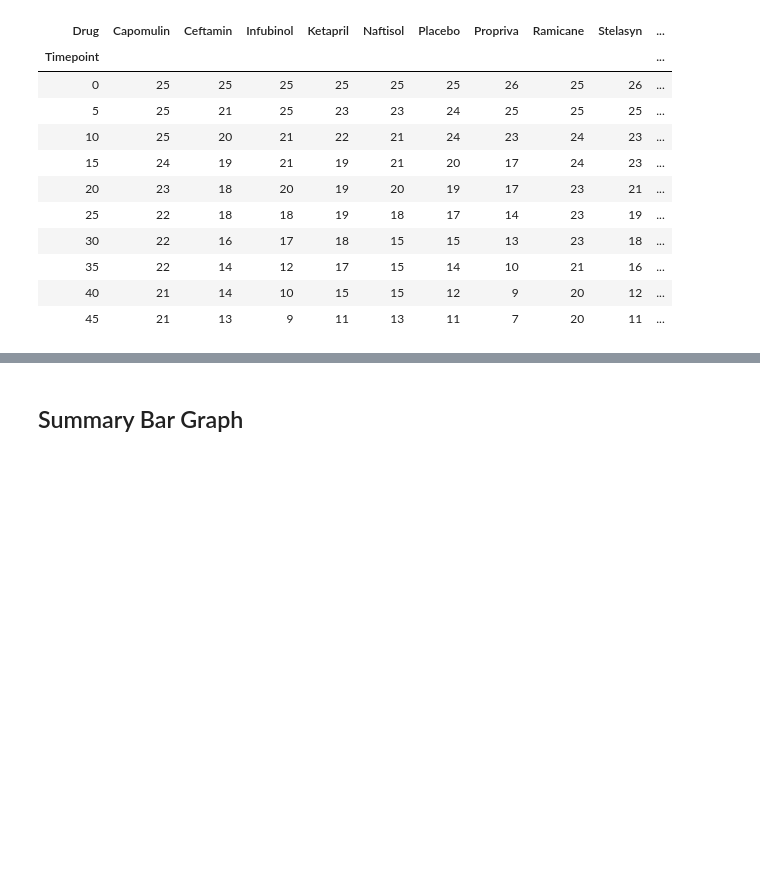
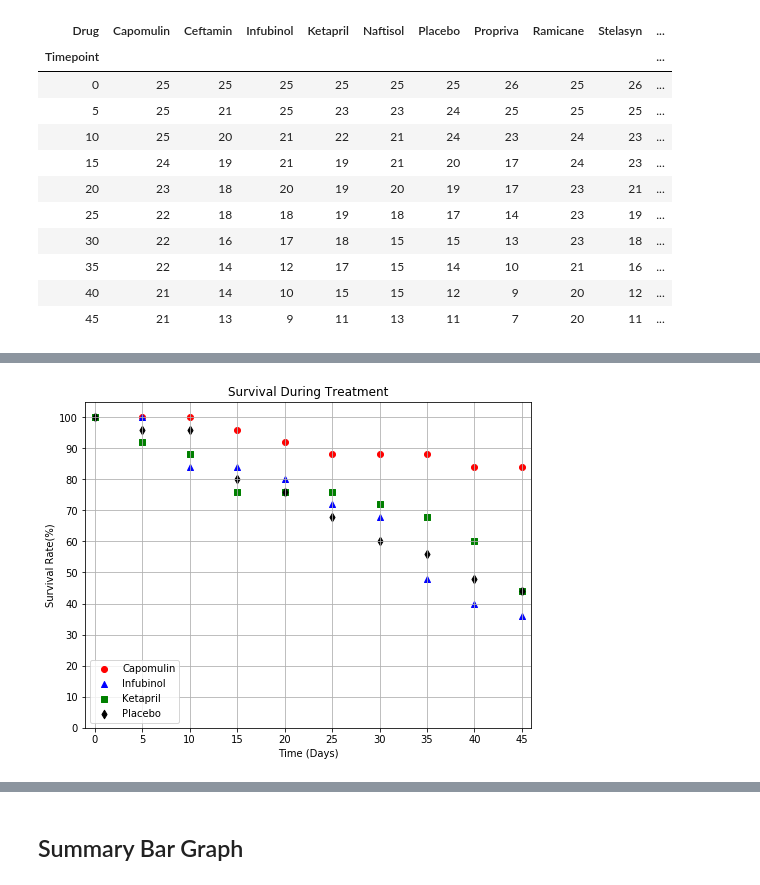
Before and after one commit to junyang42/matplotlib-challenge, a Jupyter notebook: Pymaceuticals/pymaceuticals_starter.ipynb, the cells around one changed output, grey strips where cells are left out. Drawn from its saved outputs; the diff is of its cells as text; code cells hidden in the pictures; blank space fills up the shorter version.

```diff
--- a/Pymaceuticals/pymaceuticals_starter.ipynb
+++ b/Pymaceuticals/pymaceuticals_starter.ipynb
@@ -283,8 +342,9 @@ mice_count_data
 100 rows × 3 columns
 # %%
 # Minor Data Munging to Re-Format the Data Frames
-mice_count_data.pivot(index="Timepoint", columns="Drug", values="Mice Count")
+summary_pivot3 = mice_count_data.pivot(index="Timepoint", columns="Drug", values="Mice Count")
 # Preview the Data Frame
+summary_pivot3
 # %% [output]
 | Drug | Capomulin | Ceftamin | Infubinol | Ketapril | Naftisol | Placebo | Propriva | Ramicane | Stelasyn | ... |
 | Timepoint |  |  |  |  |  |  |  |  |  | ... |
@@ -307,0 +361,3 @@ plt.show()
+# %%
+target_table3 = summary_pivot3[["Capomulin","Infubinol","Ketapril","Placebo"]]
+target_table3
@@ -308,3 +379,35 @@ plt.show()
+# %%
+# Generate the Plot (Accounting for percentages)
+
+fig,ax = plt.subplots(figsize=(8,6))
+# set title and labels
+plt.title("Survival During Treatment")
+ax.set_ylabel("Survival Rate(%)")
+ax.set_xlabel("Time (Days)")
+# set range and ticks for x/y axis
+
+#ax.set_ylim(0, 100 + 5)
+#ax.set_yticks(range(0, 110, 10))
+ax.set_xlim(target_table3.index.values.min() - 1, target_table3.index.values.max() + 1)
+ax.set_xticks(range(target_table3.index.values.min(), target_table3.index.values.max() + 5, 5));
+
+format_list = ["o","^","s","d"]
+color_list = ["r","b","g","black"]
+drug_list = ["Capomulin","Infubinol","Ketapril","Placebo"]
+a = 0
+
+for drug in drug_list:
+    ax.scatter(list(target_table3.index.values), target_table3[drug]*100/(target_table3[drug].max() ), color=color_list[a], marker=format_list[a])
+    a = a + 1
+
+# Save the Figure
+plt.legend(['Capomulin', 'Infubinol', 'Ketapril', 'Placebo'],loc='best')
+plt.grid(True)
+plt.savefig('Survival During Treatment.png')
+# Show the Figure
+plt.show()
+# %% [output]
+[figure, added]
 # %% [markdown]
 ![Metastatic Spread During Treatment](../Images/survival.png)
 # %% [markdown]
```
Also changed, not shown: parts of 13 cells of this notebook.
